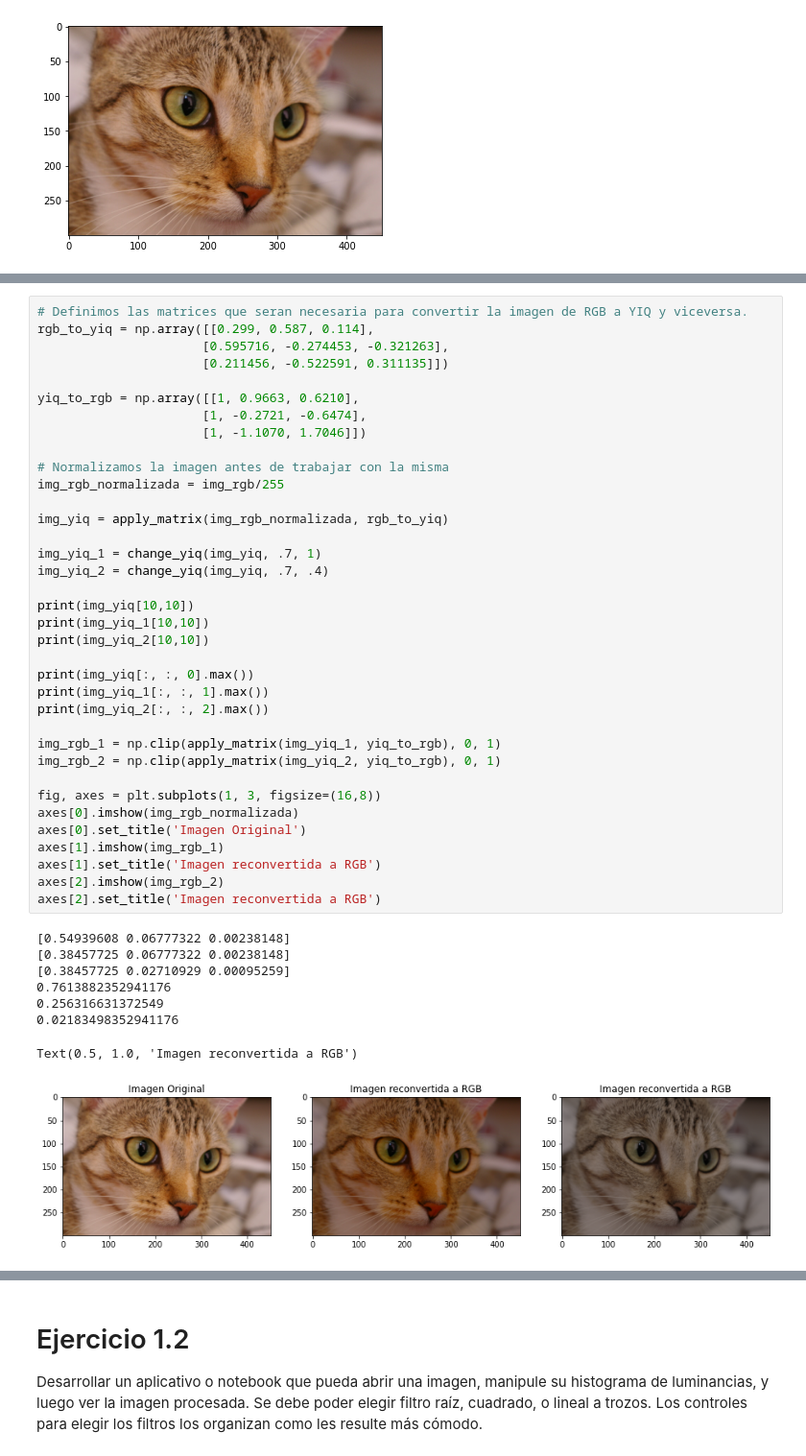
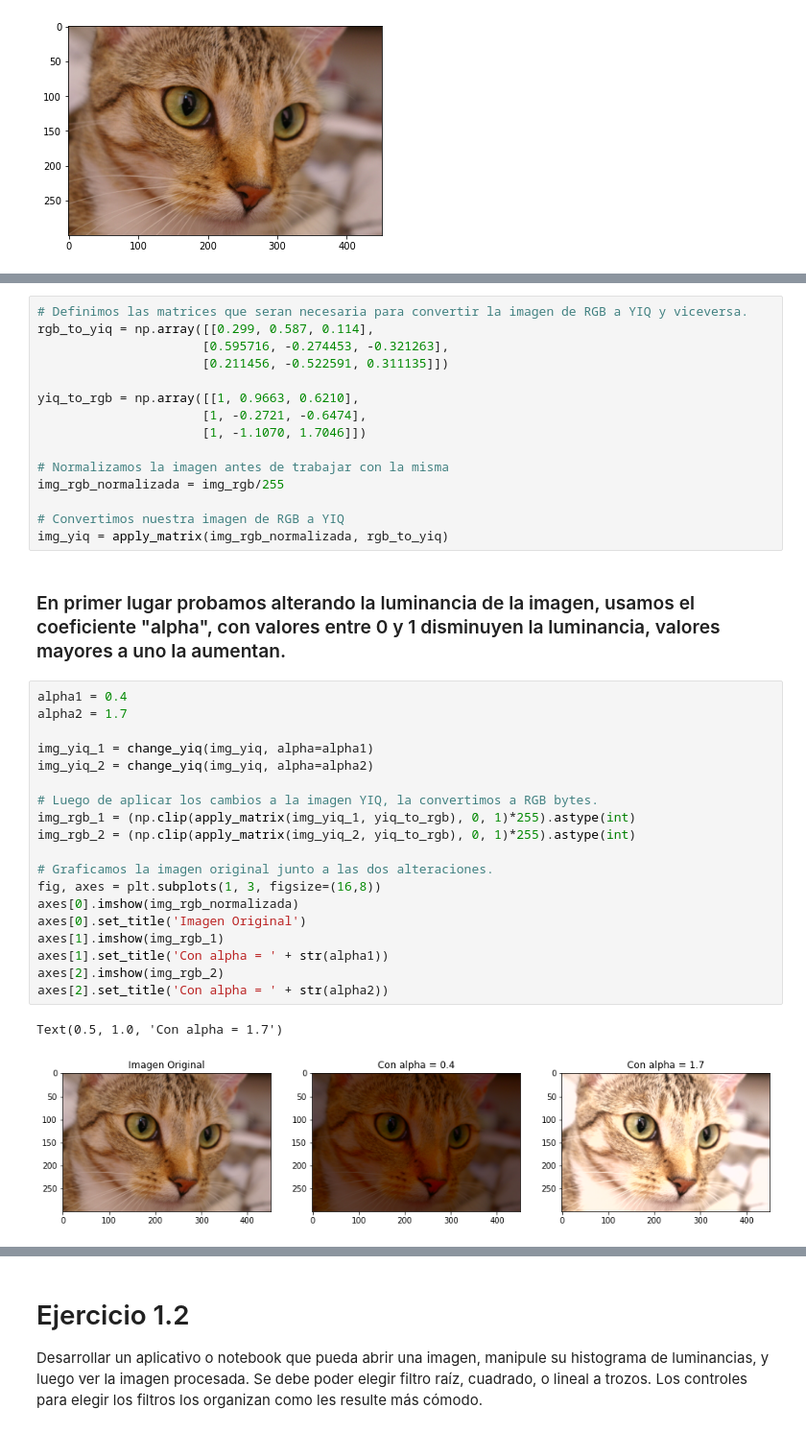
Before and after one commit to chino1504/diplodatos, a Jupyter notebook: pdi/PDI_TP.ipynb, the cells around one changed output, grey strips where cells are left out. Shown at 96% size. Saved outputs shown, nothing was run; the diff lists cells and outputs as text.

```diff
--- a/pdi/PDI_TP.ipynb
+++ b/pdi/PDI_TP.ipynb
@@ -55,35 +55,29 @@ yiq_to_rgb = np.array([[1, 0.9663, 0.6210],
 # Normalizamos la imagen antes de trabajar con la misma
 img_rgb_normalizada = img_rgb/255
 
+# Convertimos nuestra imagen de RGB a YIQ
 img_yiq = apply_matrix(img_rgb_normalizada, rgb_to_yiq)
-
-img_yiq_1 = change_yiq(img_yiq, .7, 1)
-img_yiq_2 = change_yiq(img_yiq, .7, .4)
-
-print(img_yiq[10,10])
-print(img_yiq_1[10,10])
-print(img_yiq_2[10,10])
-
-print(img_yiq[:, :, 0].max())
-print(img_yiq_1[:, :, 1].max())
-print(img_yiq_2[:, :, 2].max())
-
-img_rgb_1 = np.clip(apply_matrix(img_yiq_1, yiq_to_rgb), 0, 1)
-img_rgb_2 = np.clip(apply_matrix(img_yiq_2, yiq_to_rgb), 0, 1)
-
-fig, axes = plt.subplots(1, 3, figsize=(16,8))
-axes[0].imshow(img_rgb_normalizada)
-axes[0].set_title('Imagen Original')
-axes[1].imshow(img_rgb_1)
-axes[1].set_title('Imagen reconvertida a RGB')
-axes[2].imshow(img_rgb_2)
-axes[2].set_title('Imagen reconvertida a RGB')
-# %% [output]
-[0.54939608 0.06777322 0.00238148]
-[0.38457725 0.06777322 0.00238148]
-[0.38457725 0.02710929 0.00095259]
-0.7613882352941176
-0.256316631372549
-0.02183498352941176
-Text(0.5, 1.0, 'Imagen reconvertida a RGB')
-[figure, removed]
+# %% [markdown]
+### En primer lugar probamos alterando la luminancia de la imagen, usamos el coeficiente "alpha", con valores entre 0 y 1 disminuyen la luminancia, valores mayores a uno la aumentan.
+# %%
+alpha1 = 0.4
+alpha2 = 1.7
+
+img_yiq_1 = change_yiq(img_yiq, alpha=alpha1)
+img_yiq_2 = change_yiq(img_yiq, alpha=alpha2)
+
+# Luego de aplicar los cambios a la imagen YIQ, la convertimos a RGB bytes.
+img_rgb_1 = (np.clip(apply_matrix(img_yiq_1, yiq_to_rgb), 0, 1)*255).astype(int)
+img_rgb_2 = (np.clip(apply_matrix(img_yiq_2, yiq_to_rgb), 0, 1)*255).astype(int)
+
+# Graficamos la imagen original junto a las dos alteraciones.
+fig, axes = plt.subplots(1, 3, figsize=(16,8))
+axes[0].imshow(img_rgb_normalizada)
+axes[0].set_title('Imagen Original')
+axes[1].imshow(img_rgb_1)
+axes[1].set_title('Con alpha = ' + str(alpha1))
+axes[2].imshow(img_rgb_2)
+axes[2].set_title('Con alpha = ' + str(alpha2))
+# %% [output]
+Text(0.5, 1.0, 'Con alpha = 1.7')
+[figure, added]
```
Also changed, not shown: parts of 8 cells of this notebook.
